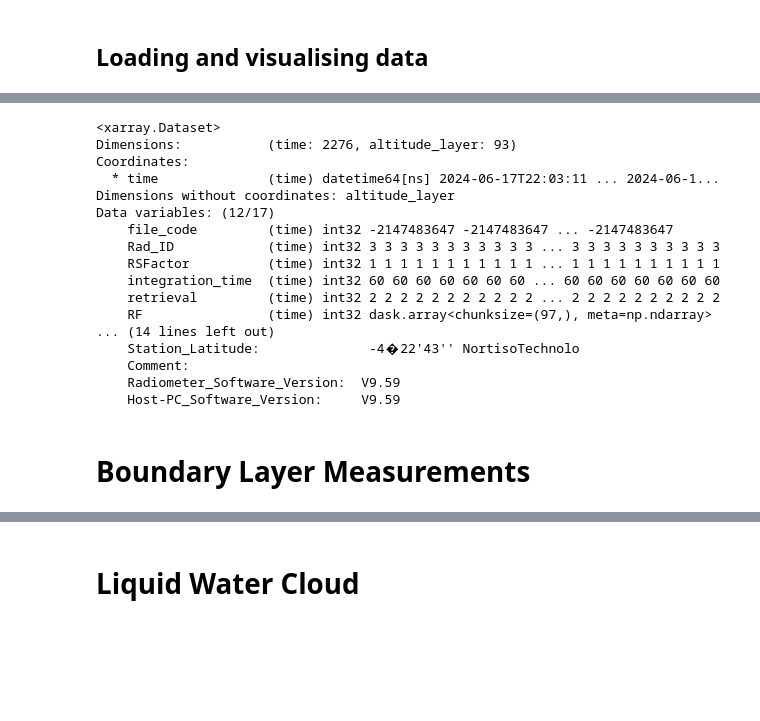
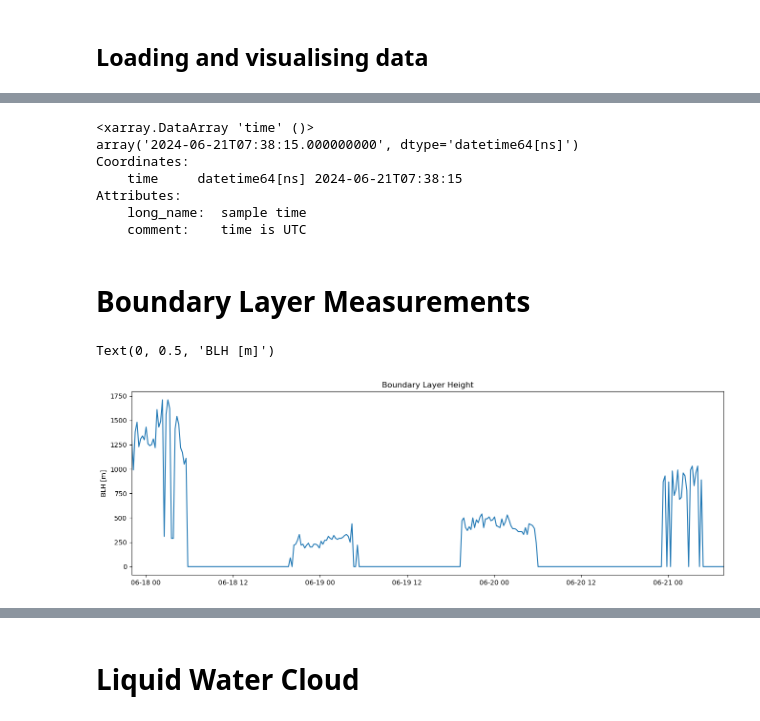
Before and after one commit to nefelita/Fieldwork, a Jupyter notebook: Nef.ipynb, the cells around one changed output, grey strips where cells are left out. Saved outputs shown, nothing was run; the diff lists cells and outputs as text; code cells hidden in the pictures; blank space fills up the shorter version.

```diff
--- a/Nef.ipynb
+++ b/Nef.ipynb
@@ -20,3 +20,12 @@ BLH_19 = xr.open_mfdataset('BLH/240619.BLH.nc')
+# %%
+files = glob.glob('BLH/*.NC')
+
+# Define a function to sort the dataset by time
+def preprocess(ds):
+    return ds.sortby('time')
+
+# Open multiple files and apply preprocessing
+BLH = xr.open_mfdataset(files, preprocess=preprocess)
 # %%
 TPC
 # %% [output]
@@ -268,23 +221,13 @@ V9.59
 # %%
-HPC
+HPC.time[-1]
 # %% [output]
-<xarray.Dataset>
-Dimensions:           (time: 2276, altitude_layer: 93)
+<xarray.DataArray 'time' ()>
+array('2024-06-21T07:38:15.000000000', dtype='datetime64[ns]')
 Coordinates:
-  * time              (time) datetime64[ns] 2024-06-17T22:03:11 ... 2024-06-1...
-Dimensions without coordinates: altitude_layer
-Data variables: (12/17)
-    file_code         (time) int32 -2147483647 -2147483647 ... -2147483647
-    Rad_ID            (time) int32 3 3 3 3 3 3 3 3 3 3 3 ... 3 3 3 3 3 3 3 3 3 3
-    RSFactor          (time) int32 1 1 1 1 1 1 1 1 1 1 1 ... 1 1 1 1 1 1 1 1 1 1
-    integration_time  (time) int32 60 60 60 60 60 60 60 ... 60 60 60 60 60 60 60
-    retrieval         (time) int32 2 2 2 2 2 2 2 2 2 2 2 ... 2 2 2 2 2 2 2 2 2 2
-    RF                (time) int32 dask.array<chunksize=(97,), meta=np.ndarray>
-... (14 lines left out)
-    Station_Latitude:              -4�22'43'' NortisoTechnolo
-    Comment:
-    Radiometer_Software_Version:  V9.59
-    Host-PC_Software_Version:     V9.59
+    time     datetime64[ns] 2024-06-21T07:38:15
+Attributes:
+    long_name:  sample time
+    comment:    time is UTC
 # %%
 indexer_17 = (MET.time >= pd.Timestamp("2024-06-17")) & (MET.time < pd.Timestamp("2024-06-18"))
 indexer_18 = (MET.time >= pd.Timestamp("2024-06-18")) & (MET.time < pd.Timestamp("2024-06-19"))
@@ -292,5 +236,14 @@ indexer_19 = (MET.time >= pd.Timestamp("2024-06-19")) & (MET.time < pd.Timestamp
 # %% [markdown]
 # Boundary Layer Measurements
+# %%
+plt.figure(figsize=(16,5))
+plt.plot(BLH.time,BLH.BLH)
+plt.xlim(pd.Timestamp("2024-06-17T22:03:11.000000000"), pd.Timestamp("2024-06-21T07:38:15.000000000"))
+plt.title('Boundary Layer Height')
+plt.ylabel('BLH [m]')
+# %% [output]
+Text(0, 0.5, 'BLH [m]')
+[figure, added]
 # %%
 fig,(ax1,ax2) = plt.subplots(2,1,figsize=(17,8))
 
```
Also changed, not shown: parts of 13 cells of this notebook, 5 other files.
